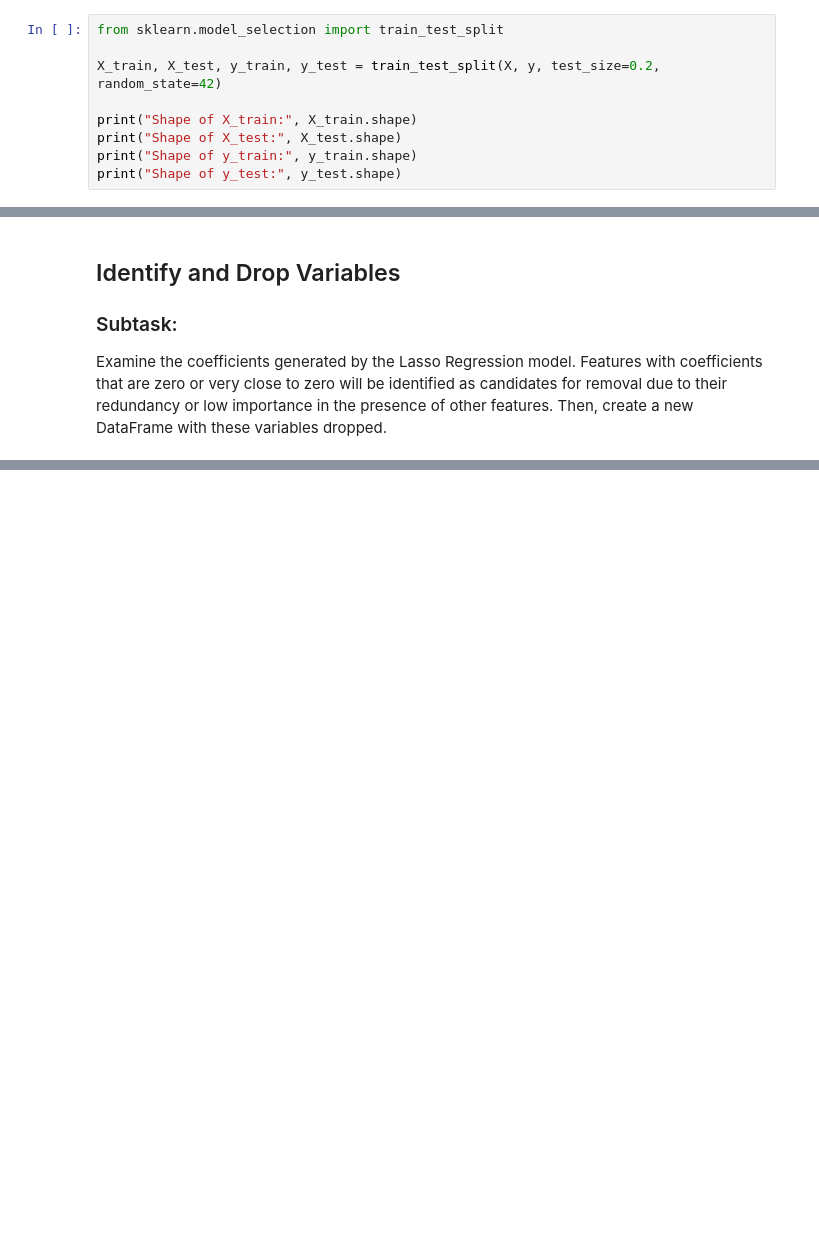
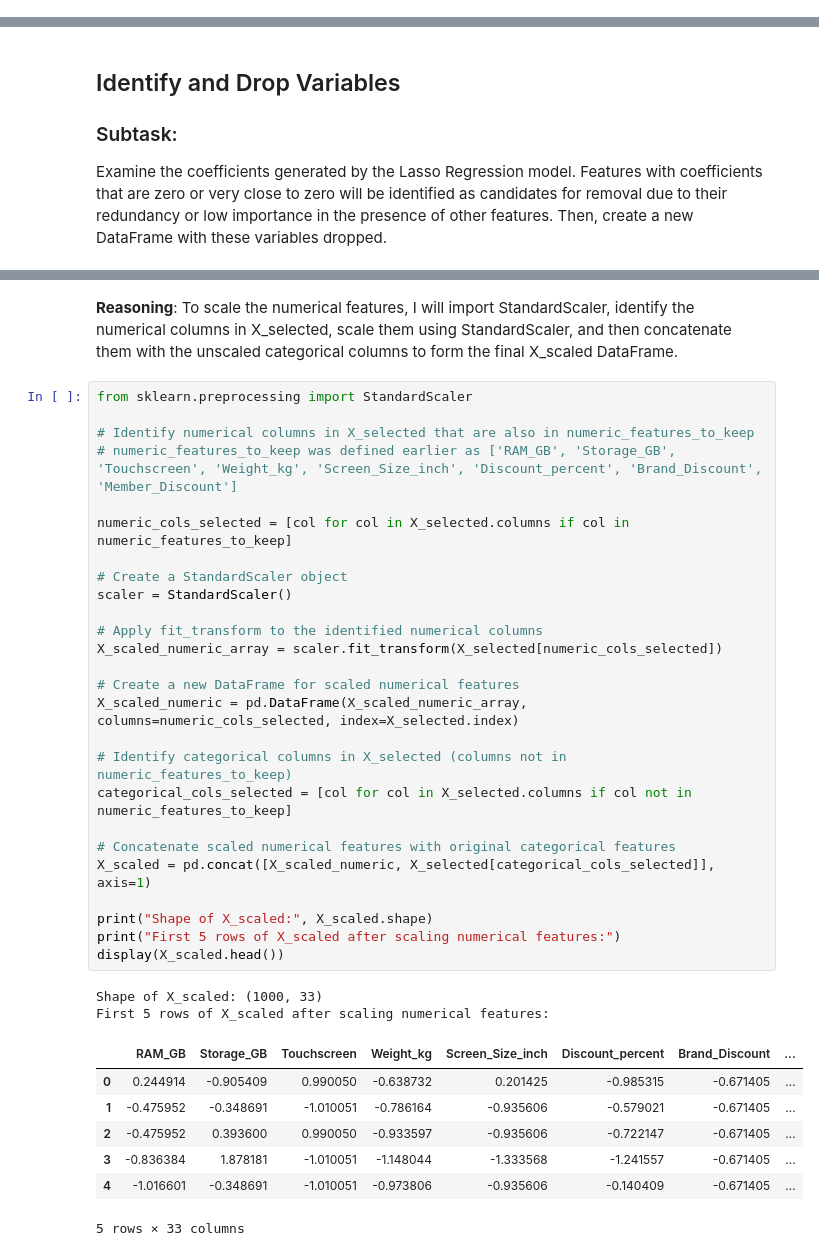
Before and after one commit to Jhonald73/TPproj_github, a Jupyter notebook: Main.ipynb, the cells around one changed output, grey strips where cells are left out. Saved outputs shown, nothing was run; the diff lists cells and outputs as text; blank space fills up the shorter version.

```diff
--- a/Main.ipynb
+++ b/Main.ipynb
@@ -230,12 +249,3 @@ dtype: float64
 # %% [markdown]
 **Reasoning**:
 Using `train_test_split` function and then split the `X` and `y` dataframes into training and testing sets using a 80/20 split and a fixed random state for reproducibility.
-# %%
-from sklearn.model_selection import train_test_split
-
-X_train, X_test, y_train, y_test = train_test_split(X, y, test_size=0.2, random_state=42)
-
-print("Shape of X_train:", X_train.shape)
-print("Shape of X_test:", X_test.shape)
-print("Shape of y_train:", y_train.shape)
-print("Shape of y_test:", y_test.shape)
@@ -321,0 +314,39 @@ The Lasso regression dropped 17 variables. These dropped variables include sever
+# %% [markdown]
+**Reasoning**:
+To scale the numerical features, I will import StandardScaler, identify the numerical columns in X_selected, scale them using StandardScaler, and then concatenate them with the unscaled categorical columns to form the final X_scaled DataFrame.
+# %%
+from sklearn.preprocessing import StandardScaler
+
+# Identify numerical columns in X_selected that are also in numeric_features_to_keep
+# numeric_features_to_keep was defined earlier as ['RAM_GB', 'Storage_GB', 'Touchscreen', 'Weight_kg', 'Screen_Size_inch', 'Discount_percent', 'Brand_Discount', 'Member_Discount']
+
+numeric_cols_selected = [col for col in X_selected.columns if col in numeric_features_to_keep]
+
+# Create a StandardScaler object
+scaler = StandardScaler()
+
+# Apply fit_transform to the identified numerical columns
+X_scaled_numeric_array = scaler.fit_transform(X_selected[numeric_cols_selected])
+
+# Create a new DataFrame for scaled numerical features
+X_scaled_numeric = pd.DataFrame(X_scaled_numeric_array, columns=numeric_cols_selected, index=X_selected.index)
+
+# Identify categorical columns in X_selected (columns not in numeric_features_to_keep)
+categorical_cols_selected = [col for col in X_selected.columns if col not in numeric_features_to_keep]
+
+# Concatenate scaled numerical features with original categorical features
+X_scaled = pd.concat([X_scaled_numeric, X_selected[categorical_cols_selected]], axis=1)
+
+print("Shape of X_scaled:", X_scaled.shape)
+print("First 5 rows of X_scaled after scaling numerical features:")
+display(X_scaled.head())
+# %% [output]
+Shape of X_scaled: (1000, 33)
+First 5 rows of X_scaled after scaling numerical features:
+|  | RAM_GB | Storage_GB | Touchscreen | Weight_kg | Screen_Size_inch | Discount_percent | Brand_Discount | ... |
+| 0 | 0.244914 | -0.905409 | 0.990050 | -0.638732 | 0.201425 | -0.985315 | -0.671405 | ... |
+| 1 | -0.475952 | -0.348691 | -1.010051 | -0.786164 | -0.935606 | -0.579021 | -0.671405 | ... |
+| 2 | -0.475952 | 0.393600 | 0.990050 | -0.933597 | -0.935606 | -0.722147 | -0.671405 | ... |
+| 3 | -0.836384 | 1.878181 | -1.010051 | -1.148044 | -1.333568 | -1.241557 | -0.671405 | ... |
+| 4 | -1.016601 | -0.348691 | -1.010051 | -0.973806 | -0.935606 | -0.140409 | -0.671405 | ... |
+5 rows × 33 columns
```
Also changed, not shown: parts of 35 cells of this notebook.
